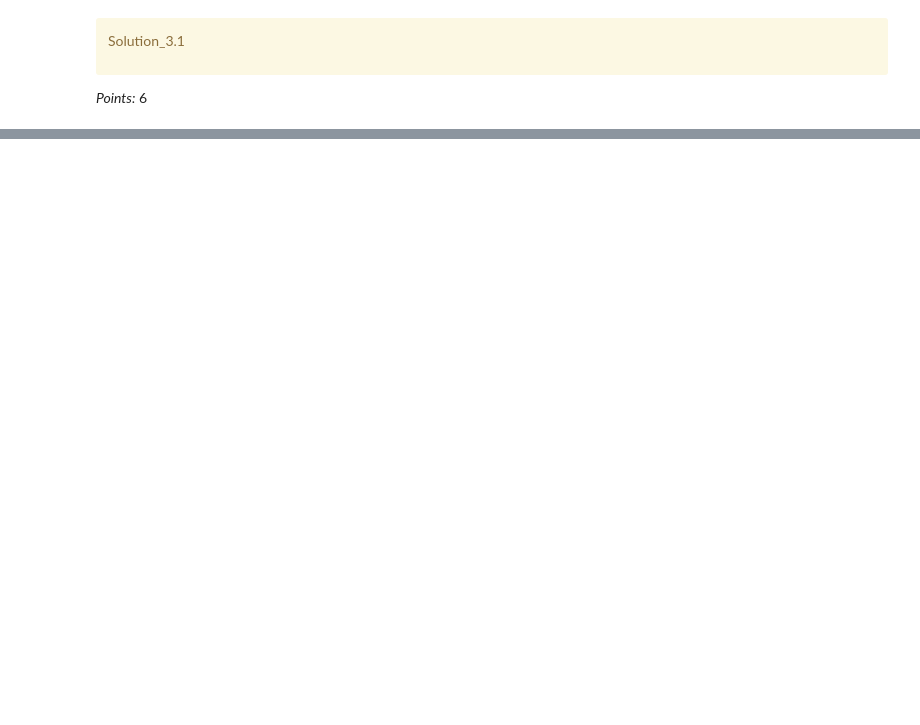
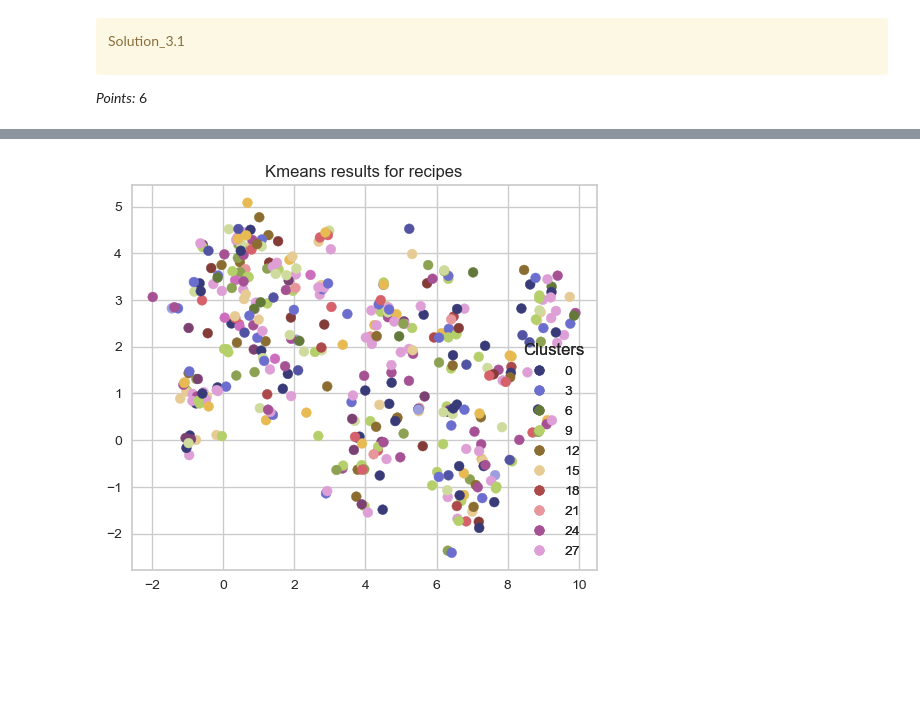
Before and after one commit to Hanson-Sun/cpsc330-hw6, a Jupyter notebook: hw6.ipynb, the cells around one changed output, grey strips where cells are left out. Saved outputs shown, nothing was run; the diff lists cells and outputs as text; code cells hidden in the pictures; blank space fills up the shorter version.

```diff
--- a/hw6.ipynb
+++ b/hw6.ipynb
@@ -805,0 +802,4 @@ embeddings = None
+# %%
+embedder = SentenceTransformer("paraphrase-distilroberta-base-v1")
+embeddings = embedder.encode(recipes_df["name"].tolist())
+emb_recipe_df = pd.DataFrame(embeddings, index=recipes_df.index)
@@ -890,0 +905,14 @@ _Type your answer here, replacing this text._
+# %%
+k_values = [1, 3, 5, 10, 50, 100, 500, 1000, 1500]
+# Smaller Values of K are deceivingly correct.
+# When i just had 100 as my max K value, 28 worked best, now its grim AF
+from yellowbrick.cluster import KElbowVisualizer
+
+model = KMeans(n_init='auto')
+visualizer = KElbowVisualizer(model, k=k_values)
+
+visualizer.fit(emb_recipe_df)
+visualizer.show();
+# %%
+kmeans = KMeans(n_init='auto', n_clusters=28)
+clusters = kmeans.fit_predict(emb_recipe_df)
@@ -891,3 +939,13 @@ _Type your answer here, replacing this text._
+# %%
+recipes_df["emb_KMeans"] = clusters
+
+plot_umap_clusters(
+    emb_recipe_df,
+    recipes_df["emb_KMeans"],
+    title="Kmeans results for recipes",
+)
+# %% [output]
+[figure, added]
 # %%
 ...
 # %% [markdown]
```
Also changed, not shown: parts of 22 cells of this notebook.
